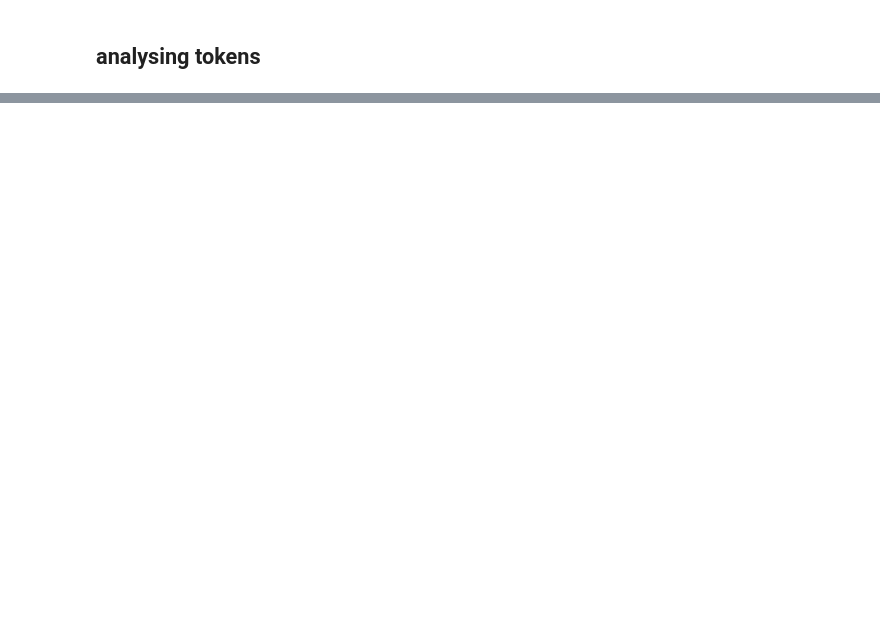
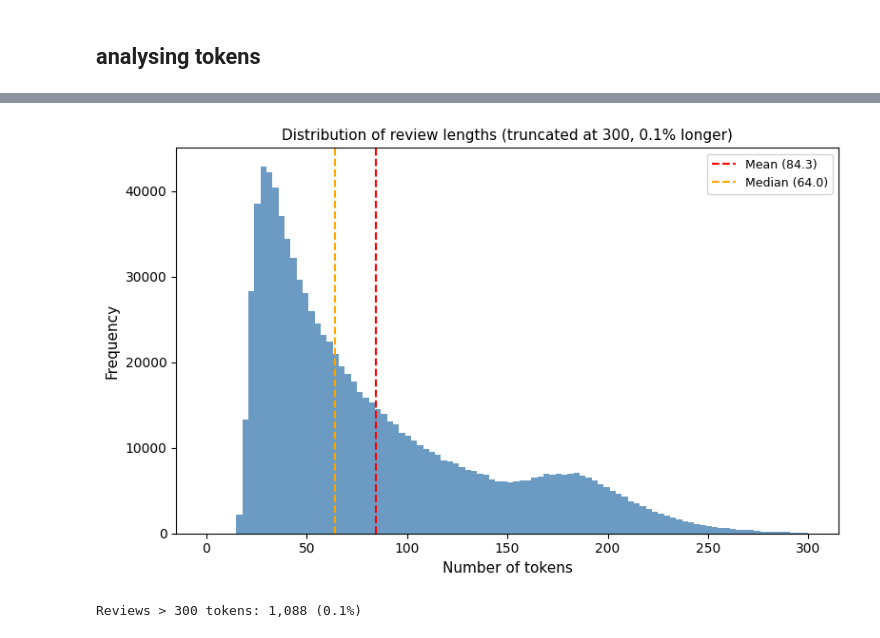
Before and after one commit to hurryman42/The-TruFiTi-Group, a Jupyter notebook: reading_models.ipynb, the cells around one changed output, grey strips where cells are left out. Cells and saved outputs as stored; diff of their text form; code cells hidden in the pictures; blank space fills up the shorter version.

```diff
--- a/reading_models.ipynb
+++ b/reading_models.ipynb
@@ -142,14 +109,13 @@ def get_review_lengths(texts: list[str]) -> list[int]:
     lengths = []
 
     for text in texts:
-
         lengths.append(len(text.split()))
 
     return lengths
 
 
-lengths = get_token_lengths(text, tokenizer)
+lengths = get_review_lengths(text)
 
 df_lengths = pd.Series(lengths)
 
-print(df_lengths.describe())
+print(df_lengths.describe().apply("{:.2f}".format))
@@ -155,0 +132,10 @@ print(df_lengths.describe())
+# %%
+sorted_by_length = sorted(enumerate(text), key=lambda x: len(x[1].split()), reverse=True)
+
+print("Top 10 längste Reviews:")
+print("=" * 60)
+
+for i, (idx, review) in enumerate(sorted_by_length[:10], 1):
+    word_count = len(review.split())
+    print(f"\n{i}. Index {idx} ({word_count} Wörter):")
+    print(f"{review}")
@@ -174,7 +178,7 @@ def get_token_lengths(texts: list[str], tokenizer, batch_size: int = 1000) -> li
 
 lengths = get_token_lengths(text, tokenizer)
 
-df_lengths = pd.Series(lengths)
+df_lengths_token = pd.Series(lengths)
 
-print(df_lengths.describe())
+print(df_lengths_token.describe().apply("{:.2f}".format))
 # %% [output]
@@ -189,0 +226,31 @@ dtype: float64
+# %%
+import matplotlib.pyplot as plt
+
+tokens_per_review = lengths
+
+mean_val = df_lengths_token.mean()
+median_val = df_lengths_token.median()
+p95 = df_lengths_token.quantile(0.95)
+
+# Wie viele sind über 300?
+over_300 = sum(1 for t in tokens_per_review if t > 300)
+pct_over_300 = over_300 / len(tokens_per_review) * 100
+
+fig, ax = plt.subplots(figsize=(8, 5))
+
+ax.hist(tokens_per_review, bins=100, color="steelblue", edgecolor="none", alpha=0.8, range=(0, 300))
+ax.set_xlabel("Number of tokens", fontsize=11)
+ax.set_ylabel("Frequency", fontsize=11)
+ax.set_title(f"Distribution of review lengths (truncated at 300, {pct_over_300:.1f}% longer)", fontsize=11)
+ax.axvline(x=mean_val, color="red", linestyle="--", linewidth=1.5, label=f"Mean ({mean_val:.1f})")
+ax.axvline(x=median_val, color="orange", linestyle="--", linewidth=1.5, label=f"Median ({median_val:.1f})")
+ax.legend(fontsize=9)
+
+plt.tight_layout()
+plt.savefig("token_distribution.png", dpi=150, bbox_inches="tight")
+plt.show()
+
+print(f"Reviews > 300 tokens: {over_300:,} ({pct_over_300:.1f}%)")
+# %% [output]
+[figure, added]
+Reviews > 300 tokens: 1,088 (0.1%)
```
Also changed, not shown: parts of 11 cells of this notebook, 20 other files.
